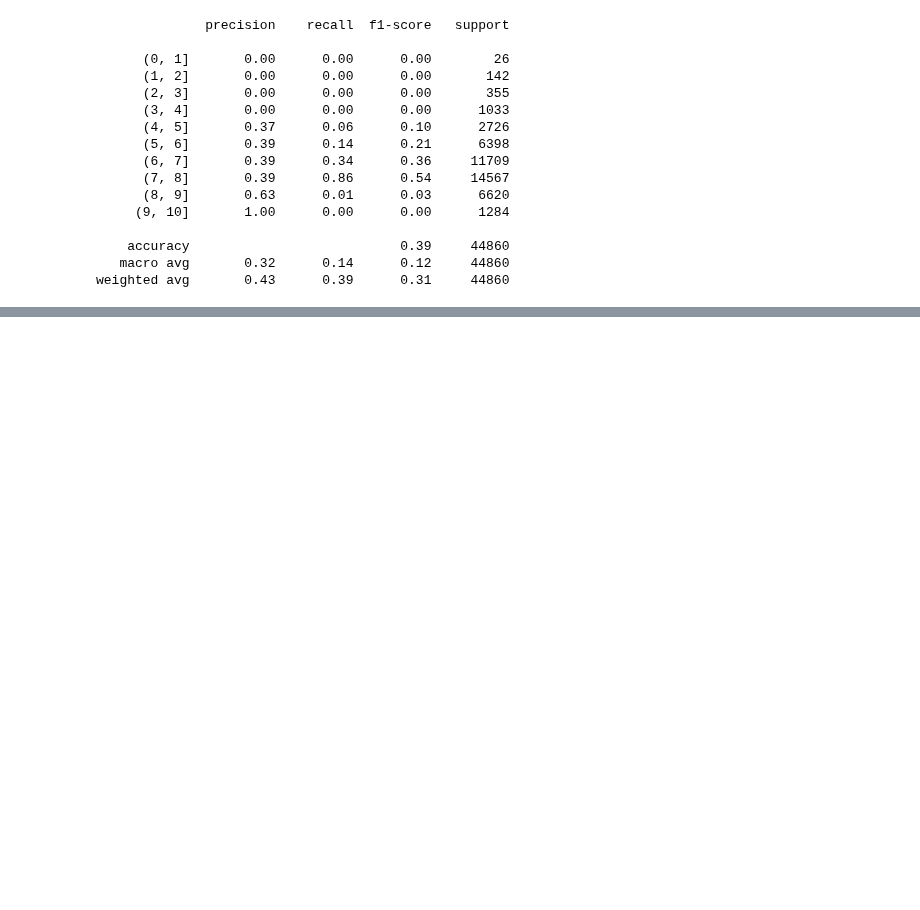
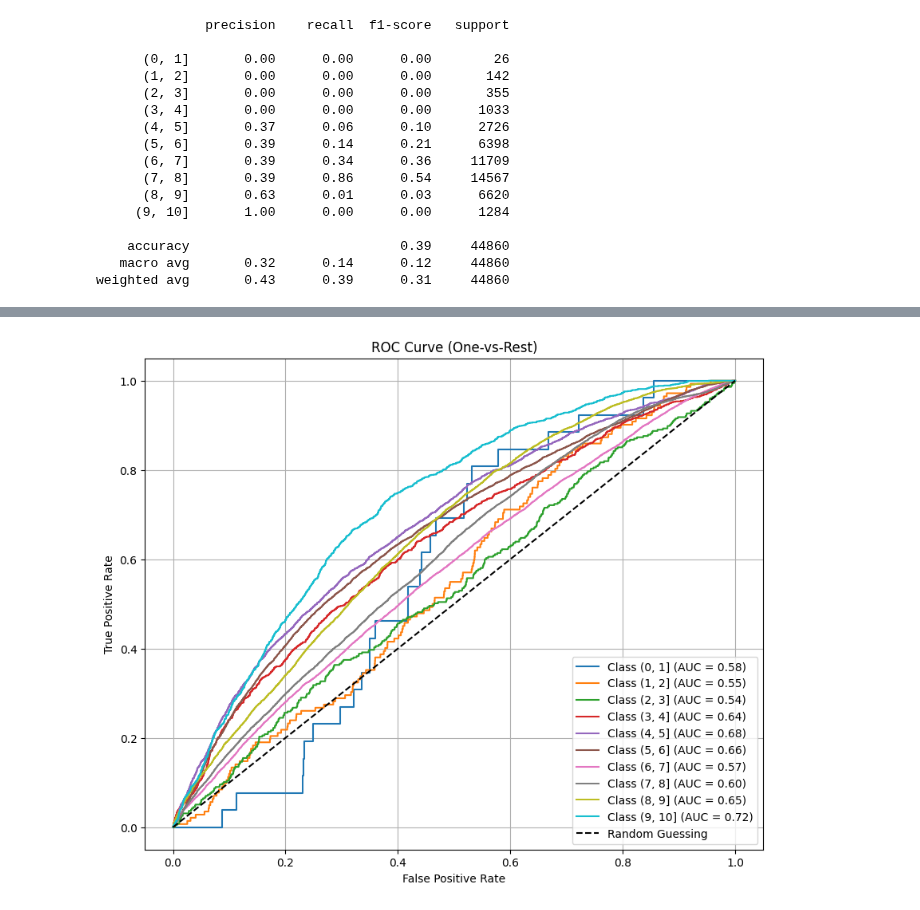
Before and after one commit to luigiascio/Data-Mining-2, a Jupyter notebook: SVM_rating.ipynb, the cells around one changed output, grey strips where cells are left out. Cells and saved outputs as stored; diff of their text form; code cells hidden in the pictures; blank space fills up the shorter version.

```diff
--- a/SVM_rating.ipynb
+++ b/SVM_rating.ipynb
@@ -286,0 +492,13 @@ Testing kernel: poly
+# %%
+y_prob = model.predict_proba(X_test)
+# %%
+from sklearn.metrics import roc_curve, roc_auc_score
+from sklearn.preprocessing import label_binarize
+
+# Classi uniche nel dataset
+classes = np.unique(y_test)
+
+# Binarizza y_val
+y_test_binarized = label_binarize(y_test, classes=classes)
+
+y_test_binarized
@@ -286,0 +513,23 @@ Testing kernel: poly
+# %%
+plt.figure(figsize=(10, 8))
+
+for i, class_label in enumerate(classes):
+    # ROC curve per la classe i
+    fpr, tpr, _ = roc_curve(y_test_binarized[:, i], y_prob[:, i])
+    auc = roc_auc_score(y_test_binarized[:, i], y_prob[:, i])
+
+    # Traccia la curva ROC
+    plt.plot(fpr, tpr, label=f"Class {class_label} (AUC = {auc:.2f})")
+
+# Linea casuale per riferimento
+plt.plot([0, 1], [0, 1], 'k--', label="Random Guessing")
+
+# Personalizza il grafico
+plt.xlabel("False Positive Rate")
+plt.ylabel("True Positive Rate")
+plt.title("ROC Curve (One-vs-Rest)")
+plt.legend(loc="best")
+plt.grid()
+plt.show()
+# %% [output]
+[figure, added]
```
Also changed, not shown: parts of 5 cells of this notebook, 1 other file.
